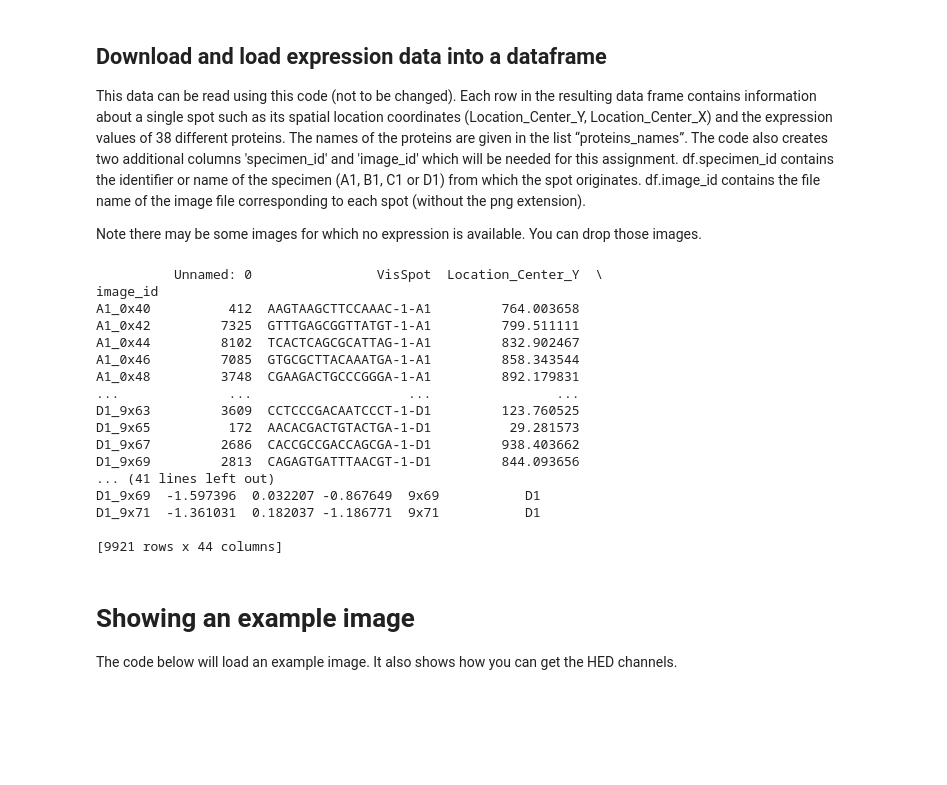
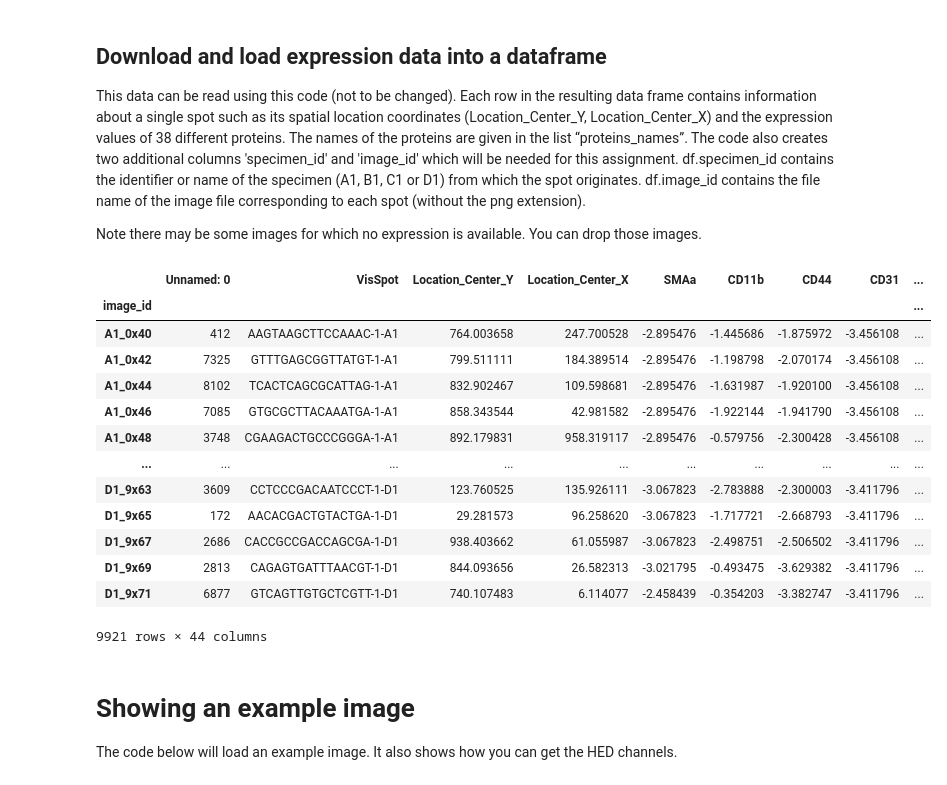
Before and after one commit to gblawrence03/CS909-materials, a Jupyter notebook: 2025/A2/DataMining2024_assignment_2.ipynb, the cells around one changed output. Cells and saved outputs as stored; diff of their text form; code cells hidden in the pictures; blank space fills up the shorter version.

```diff
--- a/2025/A2/DataMining2024_assignment_2.ipynb
+++ b/2025/A2/DataMining2024_assignment_2.ipynb
@@ -21,36 +21,33 @@ Note there may be some images for which no expression is available. You can drop
 # %%
 import pandas as pd
 df = pd.read_csv('https://warwick.ac.uk/fac/sci/dcs/teaching/material/cs909/protein_expression_data.csv')
 
 
 df['specimen_id']=df.VisSpot.apply(lambda x: x.split('-')[2]) #create specimen id field
 df['image_id']=df.VisSpot.apply(lambda x: x.split('-')[2])+'_'+df.id #create image id field
 df = df.set_index('image_id').sort_index()
 protein_names = ['SMAa', 'CD11b',
        'CD44', 'CD31', 'CDK4', 'YKL40', 'CD11c', 'HIF1a', 'CD24', 'TMEM119',
        'OLIG2', 'GFAP', 'VISTA', 'IBA1', 'CD206', 'PTEN', 'NESTIN', 'TCIRG1',
        'CD74', 'MET', 'P2RY12', 'CD163', 'S100B', 'cMYC', 'pERK', 'EGFR',
        'SOX2', 'HLADR', 'PDGFRa', 'MCT4', 'DNA1', 'DNA3', 'MHCI', 'CD68',
        'CD14', 'KI67', 'CD16', 'SOX10']
-print(df)
+df
 # %% [output]
+|  | Unnamed: 0 | VisSpot | Location_Center_Y | Location_Center_X | SMAa | CD11b | CD44 | CD31 | ... |
+| image_id |  |  |  |  |  |  |  |  | ... |
+| A1_0x40 | 412 | AAGTAAGCTTCCAAAC-1-A1 | 764.003658 | 247.700528 | -2.895476 | -1.445686 | -1.875972 | -3.456108 | ... |
+| A1_0x42 | 7325 | GTTTGAGCGGTTATGT-1-A1 | 799.511111 | 184.389514 | -2.895476 | -1.198798 | -2.070174 | -3.456108 | ... |
+| A1_0x44 | 8102 | TCACTCAGCGCATTAG-1-A1 | 832.902467 | 109.598681 | -2.895476 | -1.631987 | -1.920100 | -3.456108 | ... |
+| A1_0x46 | 7085 | GTGCGCTTACAAATGA-1-A1 | 858.343544 | 42.981582 | -2.895476 | -1.922144 | -1.941790 | -3.456108 | ... |
+| A1_0x48 | 3748 | CGAAGACTGCCCGGGA-1-A1 | 892.179831 | 958.319117 | -2.895476 | -0.579756 | -2.300428 | -3.456108 | ... |
+| ... | ... | ... | ... | ... | ... | ... | ... | ... | ... |
+| D1_9x63 | 3609 | CCTCCCGACAATCCCT-1-D1 | 123.760525 | 135.926111 | -3.067823 | -2.783888 | -2.300003 | -3.411796 | ... |
+| D1_9x65 | 172 | AACACGACTGTACTGA-1-D1 | 29.281573 | 96.258620 | -3.067823 | -1.717721 | -2.668793 | -3.411796 | ... |
+| D1_9x67 | 2686 | CACCGCCGACCAGCGA-1-D1 | 938.403662 | 61.055987 | -3.067823 | -2.498751 | -2.506502 | -3.411796 | ... |
+| D1_9x69 | 2813 | CAGAGTGATTTAACGT-1-D1 | 844.093656 | 26.582313 | -3.021795 | -0.493475 | -3.629382 | -3.411796 | ... |
+| D1_9x71 | 6877 | GTCAGTTGTGCTCGTT-1-D1 | 740.107483 | 6.114077 | -2.458439 | -0.354203 | -3.382747 | -3.411796 | ... |
-          Unnamed: 0                VisSpot  Location_Center_Y  \
-image_id
-A1_0x40          412  AAGTAAGCTTCCAAAC-1-A1         764.003658
-A1_0x42         7325  GTTTGAGCGGTTATGT-1-A1         799.511111
-A1_0x44         8102  TCACTCAGCGCATTAG-1-A1         832.902467
-A1_0x46         7085  GTGCGCTTACAAATGA-1-A1         858.343544
-A1_0x48         3748  CGAAGACTGCCCGGGA-1-A1         892.179831
-...              ...                    ...                ...
-D1_9x63         3609  CCTCCCGACAATCCCT-1-D1         123.760525
-D1_9x65          172  AACACGACTGTACTGA-1-D1          29.281573
-D1_9x67         2686  CACCGCCGACCAGCGA-1-D1         938.403662
-D1_9x69         2813  CAGAGTGATTTAACGT-1-D1         844.093656
-... (41 lines left out)
-D1_9x69  -1.597396  0.032207 -0.867649  9x69           D1
-D1_9x71  -1.361031  0.182037 -1.186771  9x71           D1
-
-[9921 rows x 44 columns]
+9921 rows × 44 columns
 # %% [markdown]
 # Showing an example image
 
```
Also changed, not shown: 1 other file.
